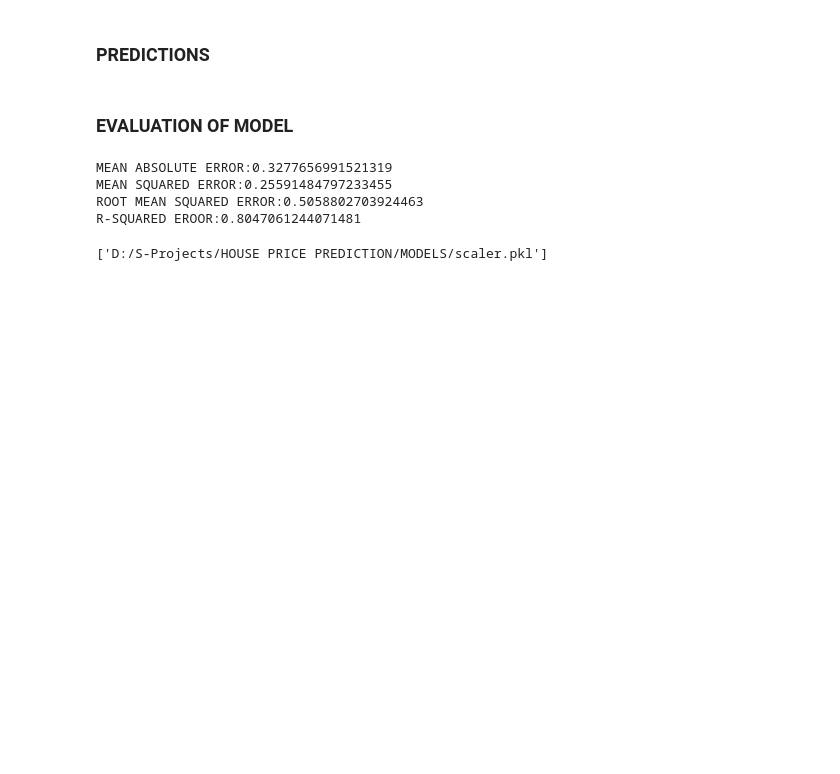
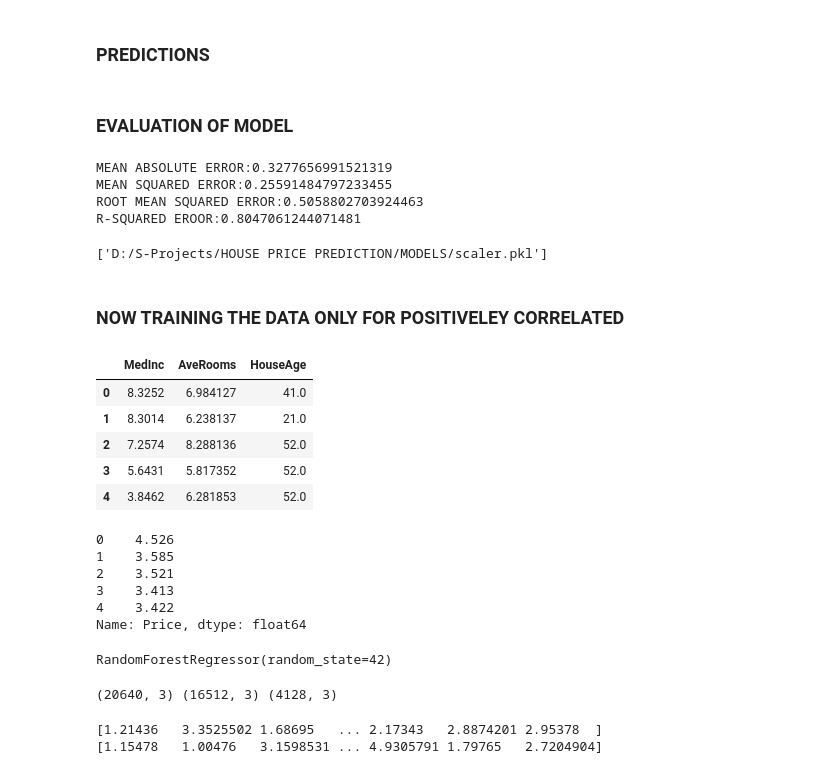
Before and after one commit to Pheonix1330/HOUSE-PRICE-PREDICTION, a Jupyter notebook: HPP.ipynb, the cells around one changed output. Drawn from its saved outputs; the diff is of its cells as text; code cells hidden in the pictures; blank space fills up the shorter version.

```diff
--- a/HPP.ipynb
+++ b/HPP.ipynb
@@ -235,3 +235,27 @@ joblib.dump(rf_model,"D:/S-Projects/HOUSE PRICE PREDICTION/MODELS/random_fores_m
 joblib.dump(scaler,"D:/S-Projects/HOUSE PRICE PREDICTION/MODELS/scaler.pkl")
 # %% [output]
 ['D:/S-Projects/HOUSE PRICE PREDICTION/MODELS/scaler.pkl']
+# %% [markdown]
+### NOW TRAINING THE DATA ONLY FOR POSITIVELEY CORRELATED
+# %%
+FEATURES = ["MedInc","AveRooms","HouseAge"]
+TARGET = "Price"
+X = df[FEATURES]
+Y = df[TARGET]
+X.head()
+# %% [output]
+|  | MedInc | AveRooms | HouseAge |
+| 0 | 8.3252 | 6.984127 | 41.0 |
+| 1 | 8.3014 | 6.238137 | 21.0 |
+| 2 | 7.2574 | 8.288136 | 52.0 |
+| 3 | 5.6431 | 5.817352 | 52.0 |
+| 4 | 3.8462 | 6.281853 | 52.0 |
+# %%
+Y.head()
+# %% [output]
+0    4.526
+1    3.585
+2    3.521
+3    3.413
+4    3.422
+Name: Price, dtype: float64
@@ -237,0 +268,17 @@ joblib.dump(scaler,"D:/S-Projects/HOUSE PRICE PREDICTION/MODELS/scaler.pkl")
+# %%
+rf_model1=RandomForestRegressor(n_estimators=100,random_state=42)
+rf_model1.fit(X_train_scaled,Y_train)
+# %% [output]
+RandomForestRegressor(random_state=42)
+# %%
+print(X.shape, X_train_scaled.shape, X_test_scaled.shape)
+# %% [output]
+(20640, 3) (16512, 3) (4128, 3)
+# %%
+y_train_pred = rf_model.predict(X_train_scaled)
+y_test_pred = rf_model.predict(X_test_scaled)
+print(y_train_pred)
+print(y_test_pred)
+# %% [output]
+[1.21436   3.3525502 1.68695   ... 2.17343   2.8874201 2.95378  ]
+[1.15478   1.00476   3.1598531 ... 4.9305791 1.79765   2.7204904]
```
Also changed, not shown: parts of 6 cells of this notebook, 3 other files.
